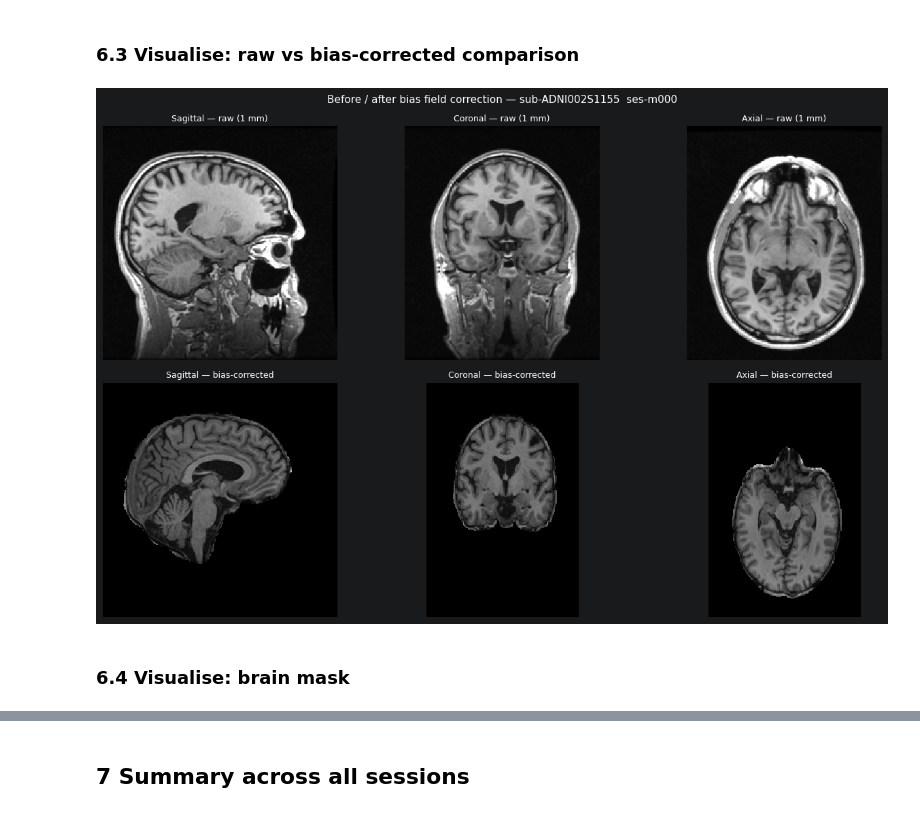
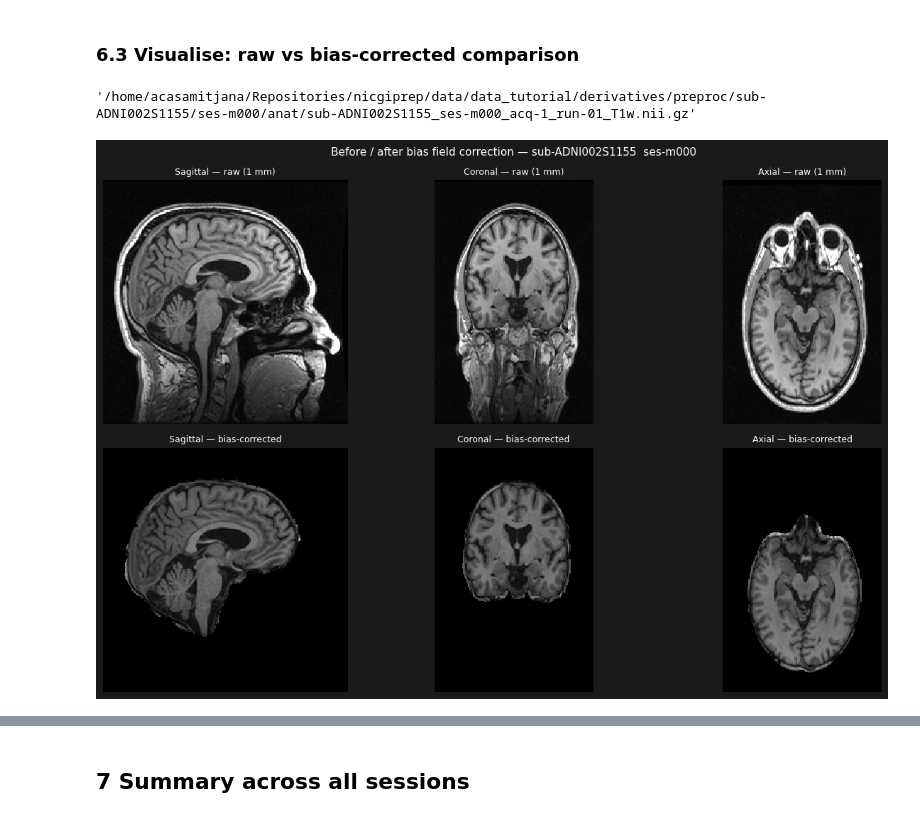
Before and after one commit to acasamitjana/nicgiprep, a Jupyter notebook: tutorials/preprocessing_tutorial.ipynb, the cells around one changed output, grey strips where cells are left out. Cells and saved outputs as stored; diff of their text form; code cells hidden in the pictures.

Commit message:
tutorials and extra documentation

```diff
--- a/tutorials/preprocessing_tutorial.ipynb
+++ b/tutorials/preprocessing_tutorial.ipynb
@@ -464,41 +464,42 @@ Brain mask files         : 13
 | 12 | m150 | (208, 240, 256) | uint8 | 0 | 255 | 76.7 |
 # %% [markdown]
 ### 6.3  Visualise: raw vs bias-corrected comparison
+# %%
+raw_f[0].path
+# %% [output]
+'/home/acasamitjana/Repositories/nicgiprep/data/data_tutorial/derivatives/preproc/sub-ADNI002S1155/ses-m000/anat/sub-ADNI002S1155_ses-m000_acq-1_run-01_T1w.nii.gz'
 # %%
 if bf_files:
     bf_f   = bf_files[0]
     tp_vis = bf_f.entities.get('session')
 
     # Raw T1w (resampled to 1 mm, stored as acq-1 by SynthSeg step)
-    raw_f = bids_loader.get(subject=SUBJECT, session=tp_vis, scope='preproc',
-                            suffix='T1w', acquisition='1', extension='nii.gz')
+    raw_f = bids_loader.get(subject=SUBJECT, session=tp_vis, scope='raw', suffix='T1w',  extension='nii.gz')
 
     vol_bf  = np.asarray(nib.load(bf_f.path).dataobj).astype(float)
     vol_raw = np.asarray(nib.load(raw_f[0].path).dataobj).astype(float) if raw_f else vol_bf
 
     cx, cy, cz = [s // 2 for s in vol_bf.shape]
 
     fig, axes = plt.subplots(2, 3, figsize=(13, 8))
     views = [
         (vol_raw[cx,:,:], vol_bf[cx,:,:], 'Sagittal'),
         (vol_raw[:,cy,:], vol_bf[:,cy,:], 'Coronal'),
         (vol_raw[:,:,cz], vol_bf[:,:,cz], 'Axial'),
     ]
     vmax = np.percentile(vol_raw[vol_raw > 0], 99) if vol_raw.max() > 0 else 1
 
     for col, (raw_plane, bf_plane, title) in enumerate(views):
         axes[0, col].imshow(np.rot90(raw_plane), cmap='gray', vmin=0, vmax=vmax, interpolation='nearest')
         axes[0, col].set_title(f'{title} — raw (1 mm)', fontsize=9)
         axes[0, col].axis('off')
 
         axes[1, col].imshow(np.rot90(bf_plane), cmap='gray', vmin=0, vmax=255, interpolation='nearest')
         axes[1, col].set_title(f'{title} — bias-corrected', fontsize=9)
         axes[1, col].axis('off')
 
     fig.suptitle(f'Before / after bias field correction — sub-{SUBJECT}  ses-{tp_vis}', fontsize=11)
     plt.tight_layout()
     plt.show()
 # %% [output]
-[figure, old version]
+[figure, new version]
-# %% [markdown]
-### 6.4  Visualise: brain mask
```
Also changed, not shown: parts of 3 cells of this notebook, 1 other file.
